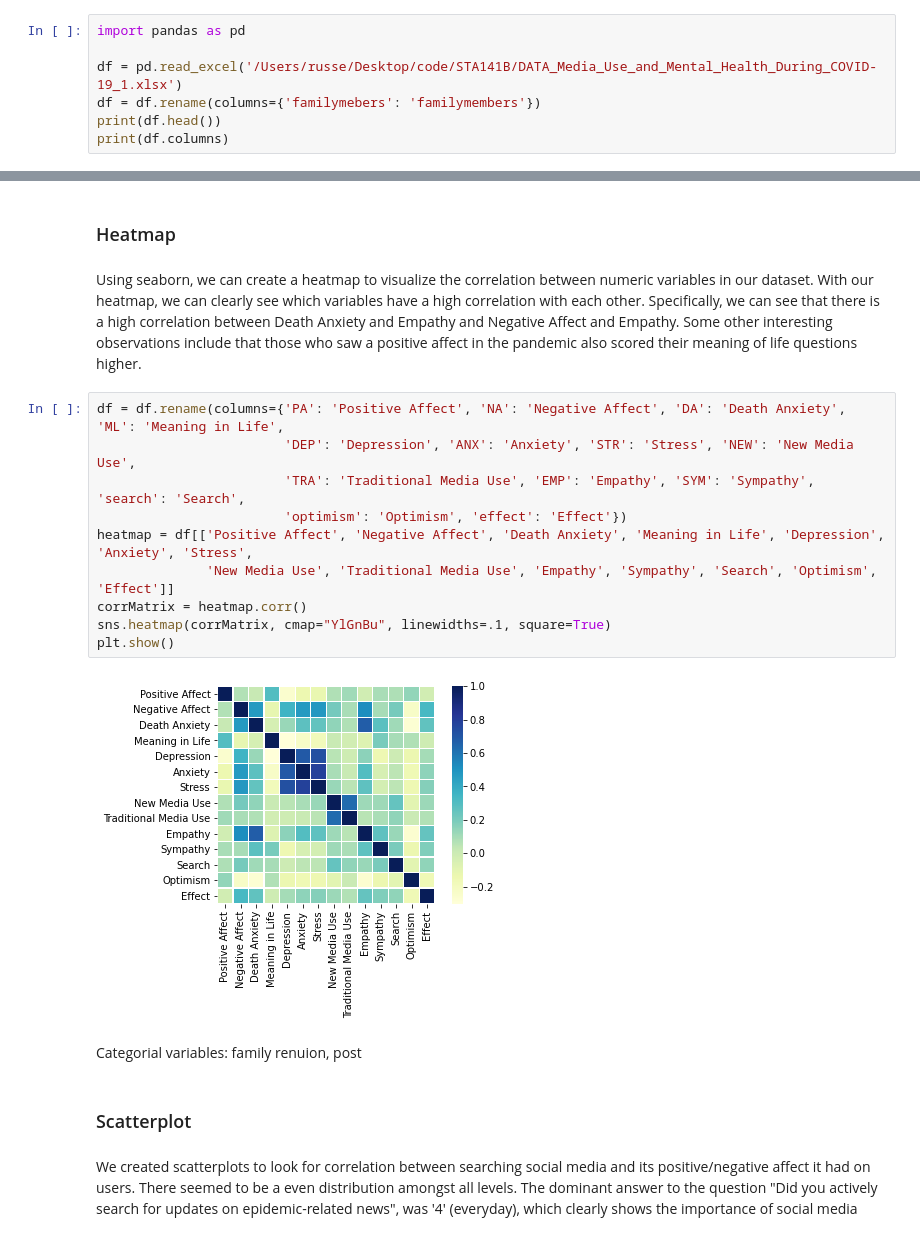
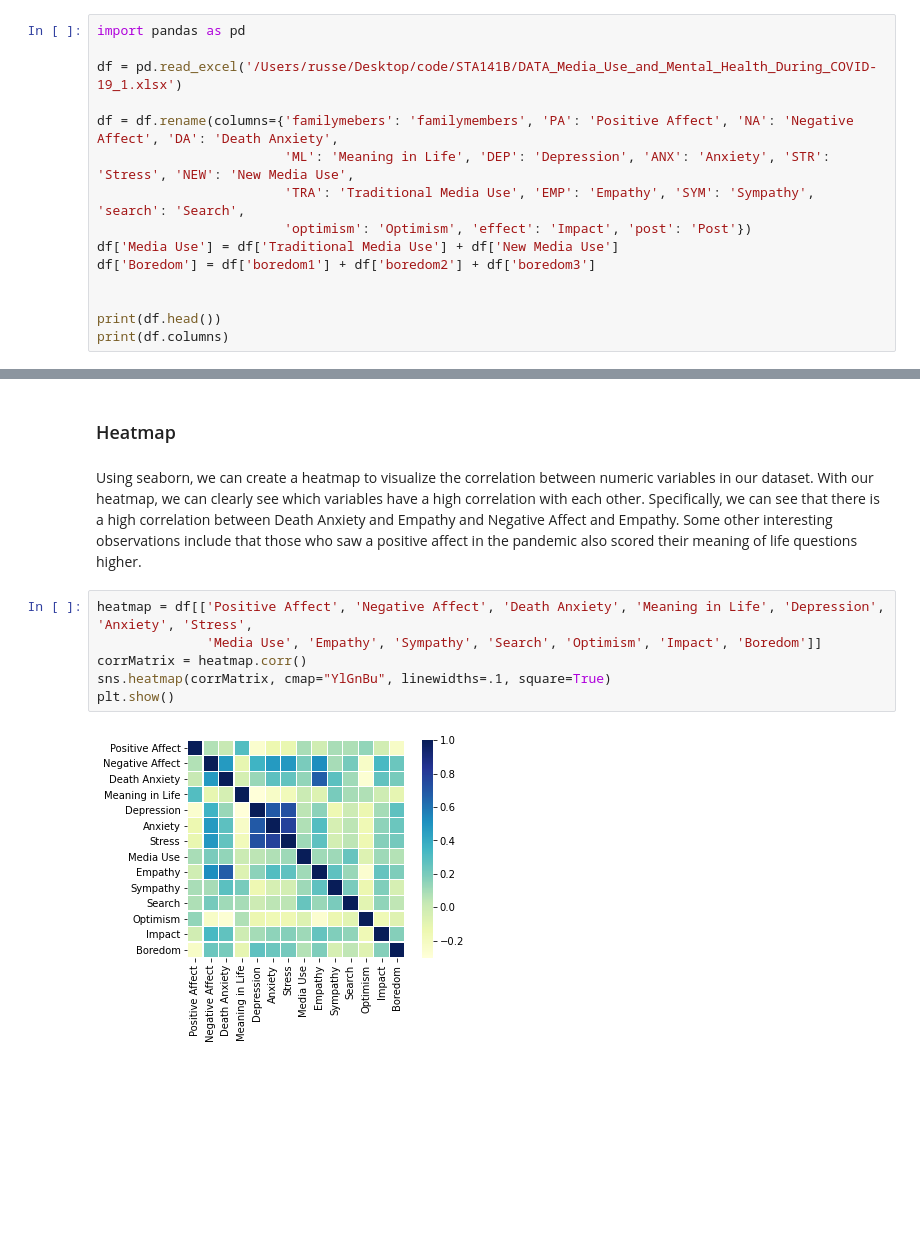
Before and after one commit to RussellChien/STA141B_Final_Project, a Jupyter notebook: STA141B_FINAL-Russell.ipynb, the cells around one changed output, grey strips where cells are left out. Drawn from its saved outputs; the diff is of its cells as text; blank space fills up the shorter version.

Commit message:
added and updated visualizations

```diff
--- a/STA141B_FINAL-Russell.ipynb
+++ b/STA141B_FINAL-Russell.ipynb
@@ -36,7 +38,15 @@ The dataset below is taken from a survey during COVID-19 and was performed in nu
 import pandas as pd
 
 df = pd.read_excel('/Users/russe/Desktop/code/STA141B/DATA_Media_Use_and_Mental_Health_During_COVID-19_1.xlsx')
-df = df.rename(columns={'familymebers': 'familymembers'})
+
+df = df.rename(columns={'familymebers': 'familymembers', 'PA': 'Positive Affect', 'NA': 'Negative Affect', 'DA': 'Death Anxiety',
+                        'ML': 'Meaning in Life', 'DEP': 'Depression', 'ANX': 'Anxiety', 'STR': 'Stress', 'NEW': 'New Media Use',
+                        'TRA': 'Traditional Media Use', 'EMP': 'Empathy', 'SYM': 'Sympathy', 'search': 'Search',
+                        'optimism': 'Optimism', 'effect': 'Impact', 'post': 'Post'})
+df['Media Use'] = df['Traditional Media Use'] + df['New Media Use']
+df['Boredom'] = df['boredom1'] + df['boredom2'] + df['boredom3']
+
+
 print(df.head())
 print(df.columns)
 # %% [output]
@@ -59,23 +69,13 @@ print(df.columns)
       dtype='object')
 # %% [markdown]
 ### Heatmap
-# %% [markdown]
-Using seaborn, we can create a heatmap to visualize the correlation between numeric variables in our dataset. With our heatmap, we can clearly see which variables have a high correlation with each other. Specifically, we can see that there is a high correlation between Death Anxiety and Empathy and Negative Affect and Empathy. Some other interesting observations include that those who saw a positive affect in the pandemic also scored their meaning of life questions higher.
+# %% [markdown]
+Using seaborn, we can create a heatmap to visualize the correlation between numeric variables in our dataset. With our heatmap, we can clearly see which variables have a high correlation with each other. Specifically, we can see that there is a high correlation between Death Anxiety and Empathy and Negative Affect and Empathy. Some other interesting observations include that those who saw a positive affect in the pandemic also scored their meaning of life questions higher.
 # %%
-df = df.rename(columns={'PA': 'Positive Affect', 'NA': 'Negative Affect', 'DA': 'Death Anxiety', 'ML': 'Meaning in Life',
-                        'DEP': 'Depression', 'ANX': 'Anxiety', 'STR': 'Stress', 'NEW': 'New Media Use',
-                        'TRA': 'Traditional Media Use', 'EMP': 'Empathy', 'SYM': 'Sympathy', 'search': 'Search',
-                        'optimism': 'Optimism', 'effect': 'Effect'})
 heatmap = df[['Positive Affect', 'Negative Affect', 'Death Anxiety', 'Meaning in Life', 'Depression', 'Anxiety', 'Stress',
-              'New Media Use', 'Traditional Media Use', 'Empathy', 'Sympathy', 'Search', 'Optimism', 'Effect']]
+              'Media Use', 'Empathy', 'Sympathy', 'Search', 'Optimism', 'Impact', 'Boredom']]
 corrMatrix = heatmap.corr()
 sns.heatmap(corrMatrix, cmap="YlGnBu", linewidths=.1, square=True)
 plt.show()
 # %% [output]
-[figure, old version]
+[figure, new version]
-# %% [markdown]
-Categorial variables: family renuion, post
-# %% [markdown]
-### Scatterplot
-# %% [markdown]
-We created scatterplots to look for correlation between searching social media and its positive/negative affect it had on users. There seemed to be a even distribution amongst all levels. The dominant answer to the question "Did you actively search for updates on epidemic-related news", was '4' (everyday), which clearly shows the importance of social media
```
Also changed, not shown: parts of 12 cells of this notebook.
